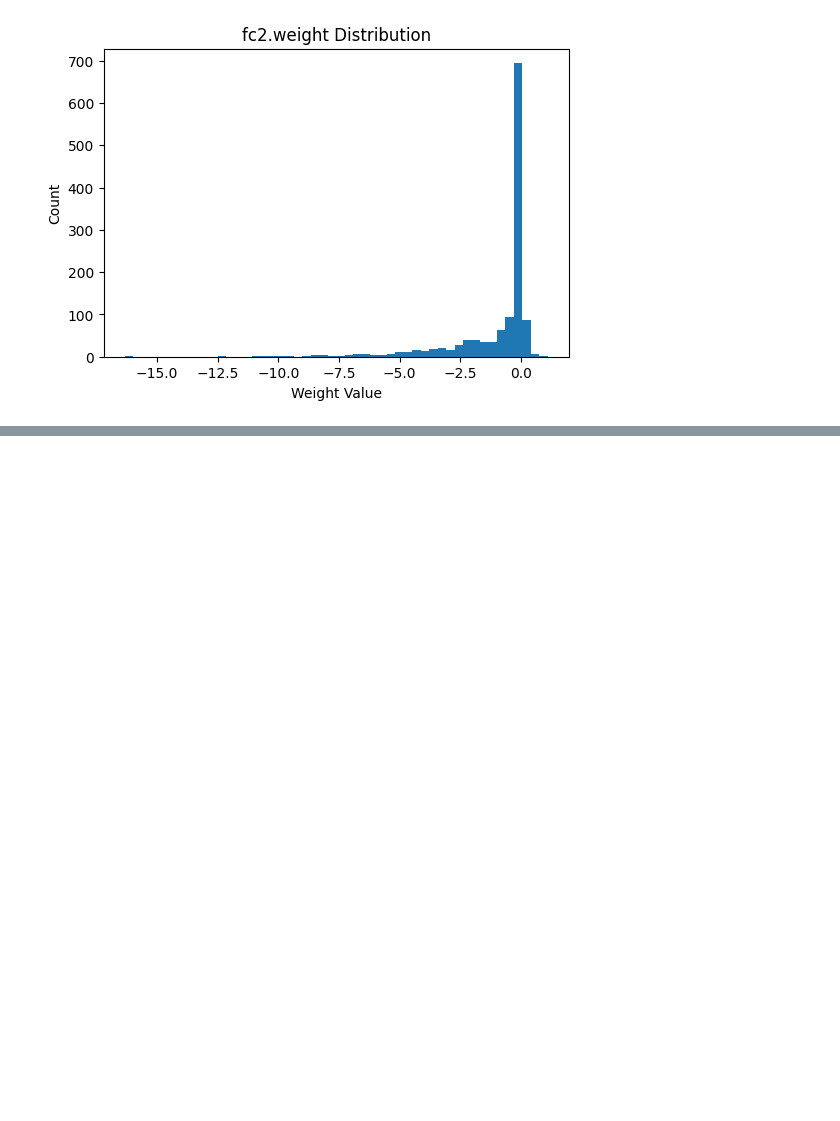
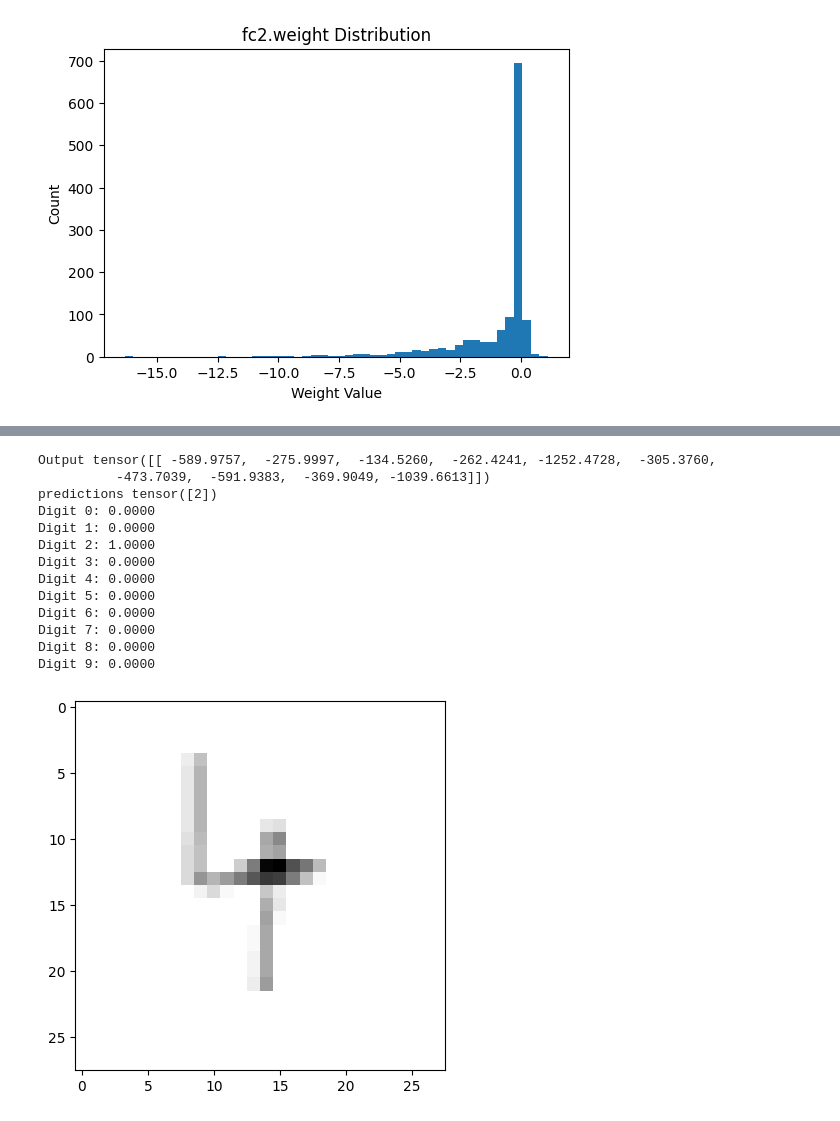
Before and after one commit to ChallapalliHemanthsaikumar/llm_building, a Jupyter notebook: day_2_small_feedforward_NN.ipynb, the cells around one changed output, grey strips where cells are left out. Saved outputs shown, nothing was run; the diff lists cells and outputs as text; code cells hidden in the pictures; blank space fills up the shorter version.

```diff
--- a/day_2_small_feedforward_NN.ipynb
+++ b/day_2_small_feedforward_NN.ipynb
@@ -329,0 +428,23 @@ RuntimeError: Error(s) in loading state_dict for MNIST:
+# %%
+
+img_tensor = preprocess_image('./datasets/MNSIT/testing_model_4_2.png')
+
+predicted_digit,probabilities = predict_digit(model,img_tensor)
+
+for digit, prob in enumerate(probabilities):
+    print(f"Digit {digit}: {prob:.4f}")
+# %% [output]
+Output tensor([[ -589.9757,  -275.9997,  -134.5260,  -262.4241, -1252.4728,  -305.3760,
+          -473.7039,  -591.9383,  -369.9049, -1039.6613]])
+predictions tensor([2])
+Digit 0: 0.0000
+Digit 1: 0.0000
+Digit 2: 1.0000
+Digit 3: 0.0000
+Digit 4: 0.0000
+Digit 5: 0.0000
+Digit 6: 0.0000
+Digit 7: 0.0000
+Digit 8: 0.0000
+Digit 9: 0.0000
+[figure, added]
```
Also changed, not shown: parts of 23 cells of this notebook, 4 other files.
